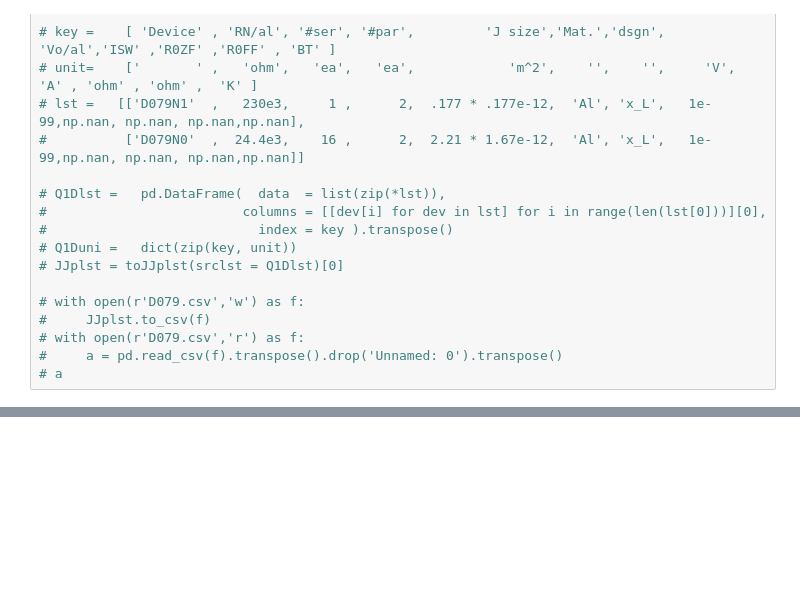
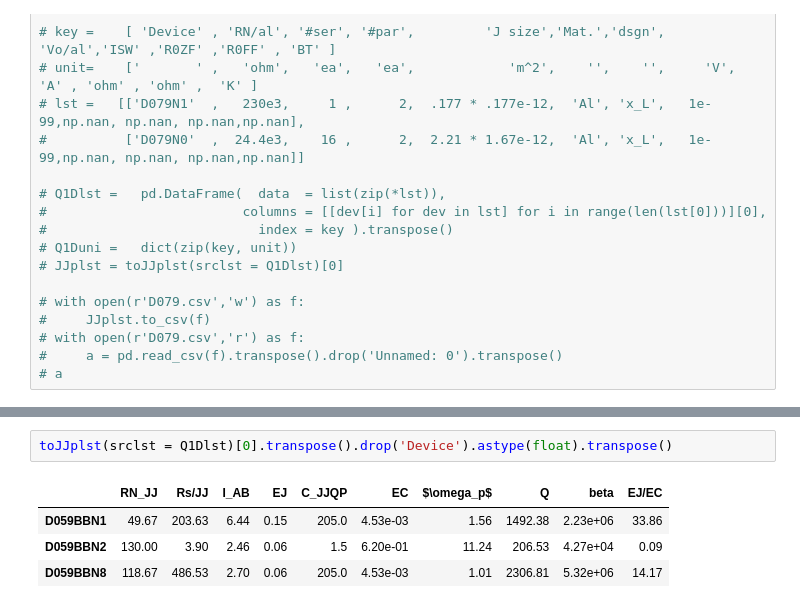
Before and after one commit to wslu42/JJcalculator, a Jupyter notebook: list_of_samples.ipynb, the cells around one changed output, grey strips where cells are left out. Saved outputs shown, nothing was run; the diff lists cells and outputs as text; blank space fills up the shorter version.

```diff
--- a/list_of_samples.ipynb
+++ b/list_of_samples.ipynb
@@ -241,0 +256,7 @@ Q1Dlst.merge(Q)
+# %%
+toJJplst(srclst = Q1Dlst)[0].transpose().drop('Device').astype(float).transpose()
+# %% [output]
+|  | RN_JJ | Rs/JJ | I_AB | EJ | C_JJQP | EC | $\omega_p$ | Q | beta | EJ/EC |
+| D059BBN1 | 49.67 | 203.63 | 6.44 | 0.15 | 205.0 | 4.53e-03 | 1.56 | 1492.38 | 2.23e+06 | 33.86 |
+| D059BBN2 | 130.00 | 3.90 | 2.46 | 0.06 | 1.5 | 6.20e-01 | 11.24 | 206.53 | 4.27e+04 | 0.09 |
+| D059BBN8 | 118.67 | 486.53 | 2.70 | 0.06 | 205.0 | 4.53e-03 | 1.01 | 2306.81 | 5.32e+06 | 14.17 |
```
Also changed, not shown: parts of 2 cells of this notebook, 1 other file.
